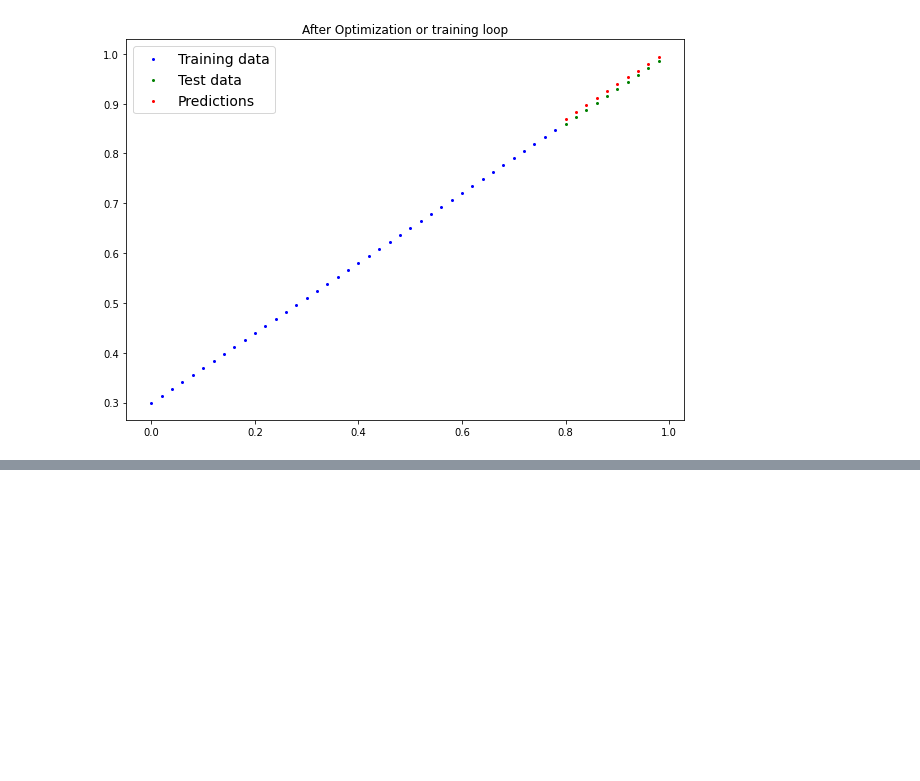
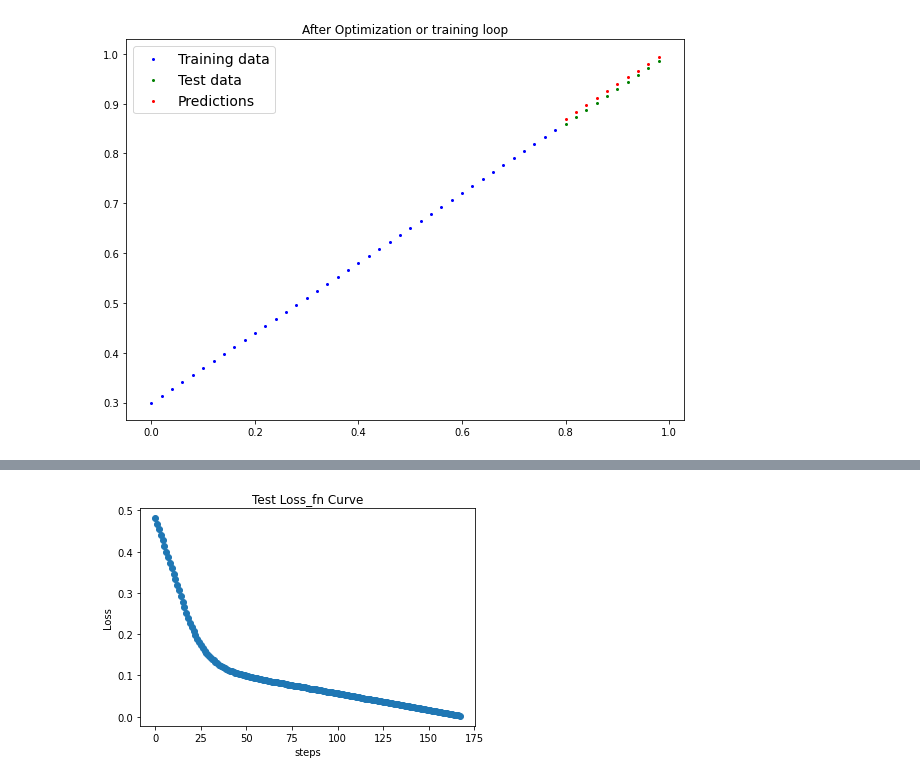
Before and after one commit to MananShukla7/Pytorch-CV, a Jupyter notebook: 02_Pytoch_Workflow.ipynb, the cells around one changed output, grey strips where cells are left out. Saved outputs shown, nothing was run; the diff lists cells and outputs as text; code cells hidden in the pictures; blank space fills up the shorter version.

```diff
--- a/02_Pytoch_Workflow.ipynb
+++ b/02_Pytoch_Workflow.ipynb
@@ -275,0 +359,6 @@ epochs
+# %%
+lossfn_curve(Test_Loss_list_0,epochs_0)
+plt.title("Test Loss_fn Curve")
+plt.show()
+# %% [output]
+[figure, added]
```
Also changed, not shown: parts of 15 cells of this notebook.
